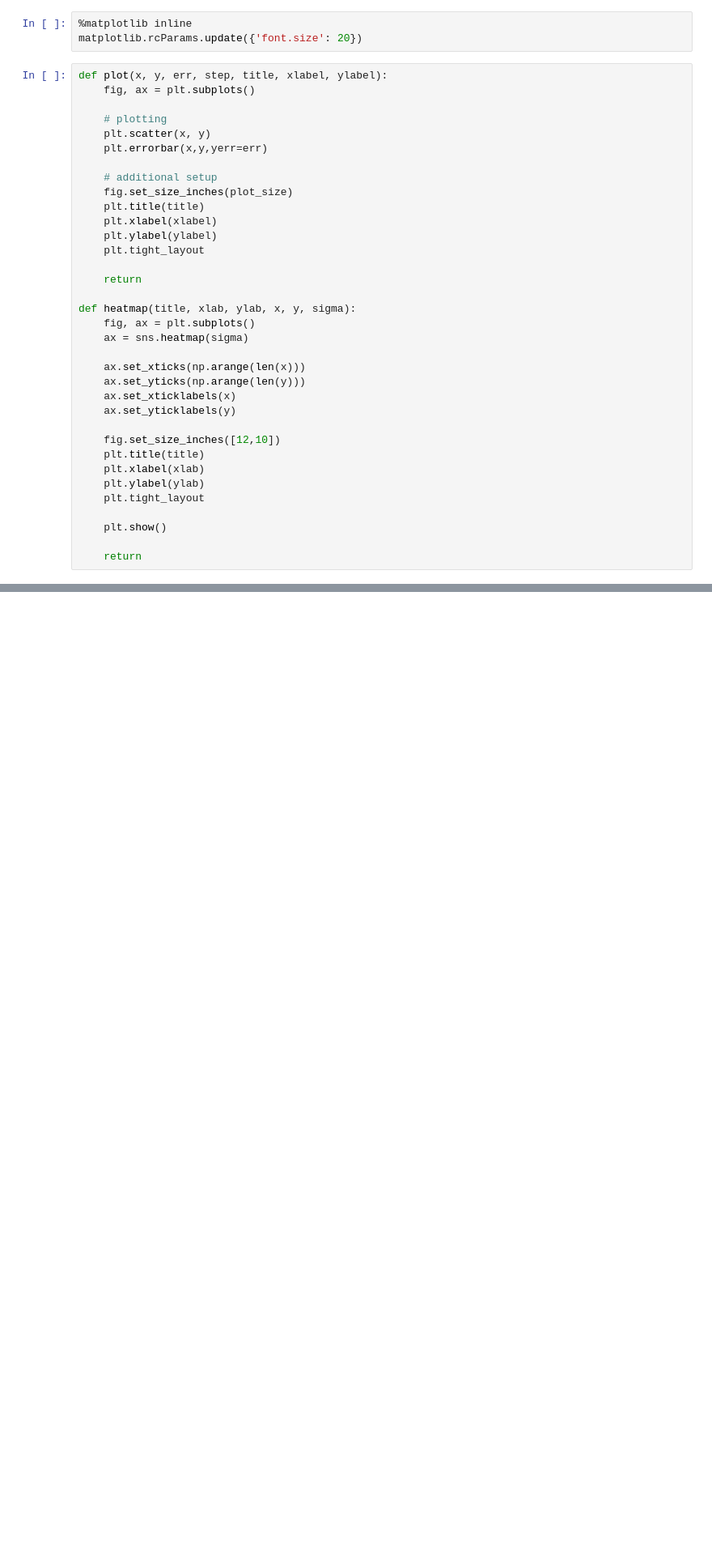
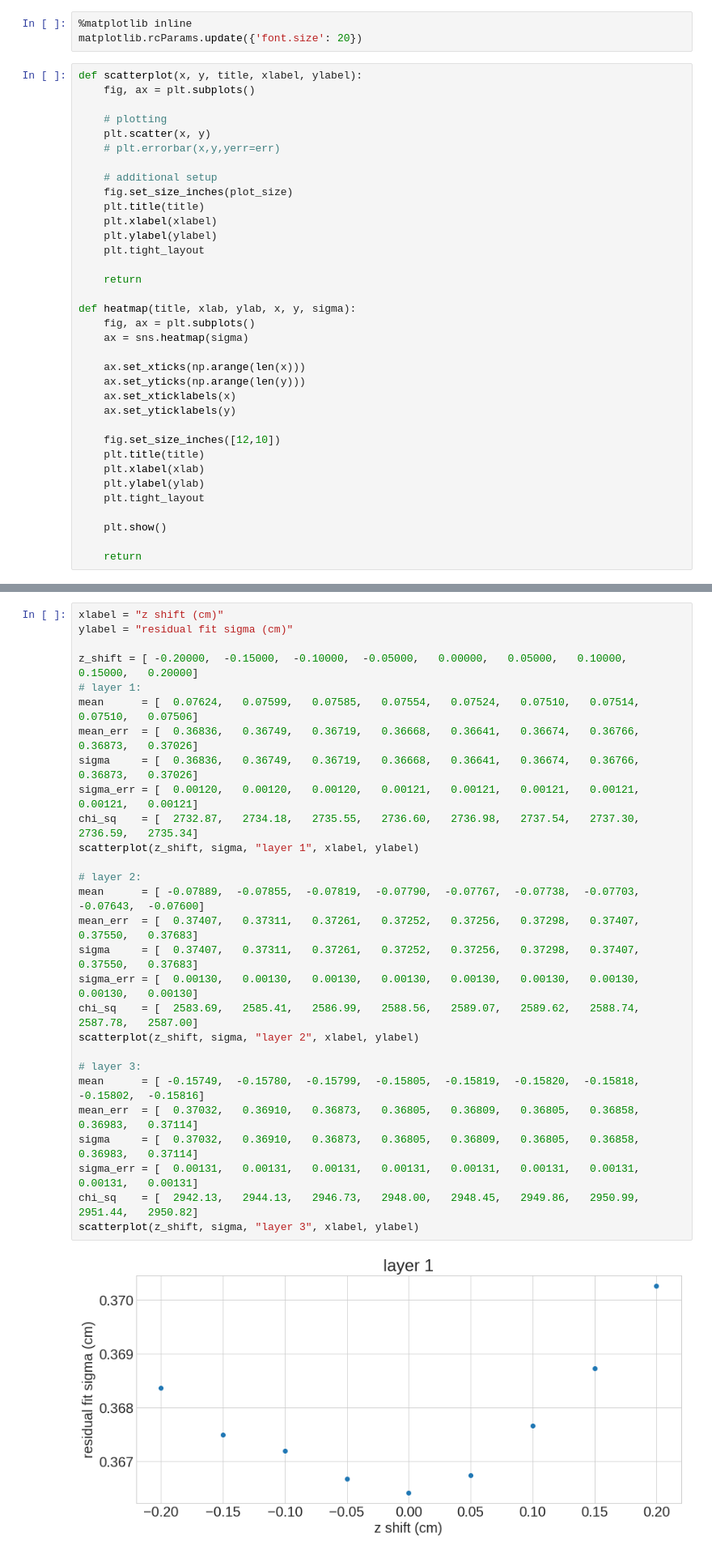
Before and after one commit to JeffersonLab/clas12alignment, a Jupyter notebook: jnotebook_plots/mean_sigma_vs_zshift.ipynb, the cells around one changed output, grey strips where cells are left out. Shown at 81% size. Cells and saved outputs as stored; diff of their text form; blank space fills up the shorter version.

```diff
--- a/jnotebook_plots/mean_sigma_vs_zshift.ipynb
+++ b/jnotebook_plots/mean_sigma_vs_zshift.ipynb
@@ -15,12 +15,12 @@ plt.style.use('seaborn-whitegrid')
 %matplotlib inline
 matplotlib.rcParams.update({'font.size': 20})
 # %%
-def plot(x, y, err, step, title, xlabel, ylabel):
+def scatterplot(x, y, title, xlabel, ylabel):
     fig, ax = plt.subplots()
 
     # plotting
     plt.scatter(x, y)
-    plt.errorbar(x,y,yerr=err)
+    # plt.errorbar(x,y,yerr=err)
 
     # additional setup
     fig.set_size_inches(plot_size)
@@ -84,0 +54,30 @@ plot(shift, sigma, sigmaErr, 0.2, "layer 3", "z shift (cm)", "$\sigma$ (cm)")
+# %%
+xlabel = "z shift (cm)"
+ylabel = "residual fit sigma (cm)"
+
+z_shift = [ -0.20000,  -0.15000,  -0.10000,  -0.05000,   0.00000,   0.05000,   0.10000,   0.15000,   0.20000]
+# layer 1:
+mean      = [  0.07624,   0.07599,   0.07585,   0.07554,   0.07524,   0.07510,   0.07514,   0.07510,   0.07506]
+mean_err  = [  0.36836,   0.36749,   0.36719,   0.36668,   0.36641,   0.36674,   0.36766,   0.36873,   0.37026]
+sigma     = [  0.36836,   0.36749,   0.36719,   0.36668,   0.36641,   0.36674,   0.36766,   0.36873,   0.37026]
+sigma_err = [  0.00120,   0.00120,   0.00120,   0.00121,   0.00121,   0.00121,   0.00121,   0.00121,   0.00121]
+chi_sq    = [  2732.87,   2734.18,   2735.55,   2736.60,   2736.98,   2737.54,   2737.30,   2736.59,   2735.34]
+scatterplot(z_shift, sigma, "layer 1", xlabel, ylabel)
+
+# layer 2:
+mean      = [ -0.07889,  -0.07855,  -0.07819,  -0.07790,  -0.07767,  -0.07738,  -0.07703,  -0.07643,  -0.07600]
+mean_err  = [  0.37407,   0.37311,   0.37261,   0.37252,   0.37256,   0.37298,   0.37407,   0.37550,   0.37683]
+sigma     = [  0.37407,   0.37311,   0.37261,   0.37252,   0.37256,   0.37298,   0.37407,   0.37550,   0.37683]
+sigma_err = [  0.00130,   0.00130,   0.00130,   0.00130,   0.00130,   0.00130,   0.00130,   0.00130,   0.00130]
+chi_sq    = [  2583.69,   2585.41,   2586.99,   2588.56,   2589.07,   2589.62,   2588.74,   2587.78,   2587.00]
+scatterplot(z_shift, sigma, "layer 2", xlabel, ylabel)
+
+# layer 3:
+mean      = [ -0.15749,  -0.15780,  -0.15799,  -0.15805,  -0.15819,  -0.15820,  -0.15818,  -0.15802,  -0.15816]
+mean_err  = [  0.37032,   0.36910,   0.36873,   0.36805,   0.36809,   0.36805,   0.36858,   0.36983,   0.37114]
+sigma     = [  0.37032,   0.36910,   0.36873,   0.36805,   0.36809,   0.36805,   0.36858,   0.36983,   0.37114]
+sigma_err = [  0.00131,   0.00131,   0.00131,   0.00131,   0.00131,   0.00131,   0.00131,   0.00131,   0.00131]
+chi_sq    = [  2942.13,   2944.13,   2946.73,   2948.00,   2948.45,   2949.86,   2950.99,   2951.44,   2950.82]
+scatterplot(z_shift, sigma, "layer 3", xlabel, ylabel)
+# %% [output]
+[figure, added]
```
Also changed, not shown: parts of 20 cells of this notebook, 1 other file.
